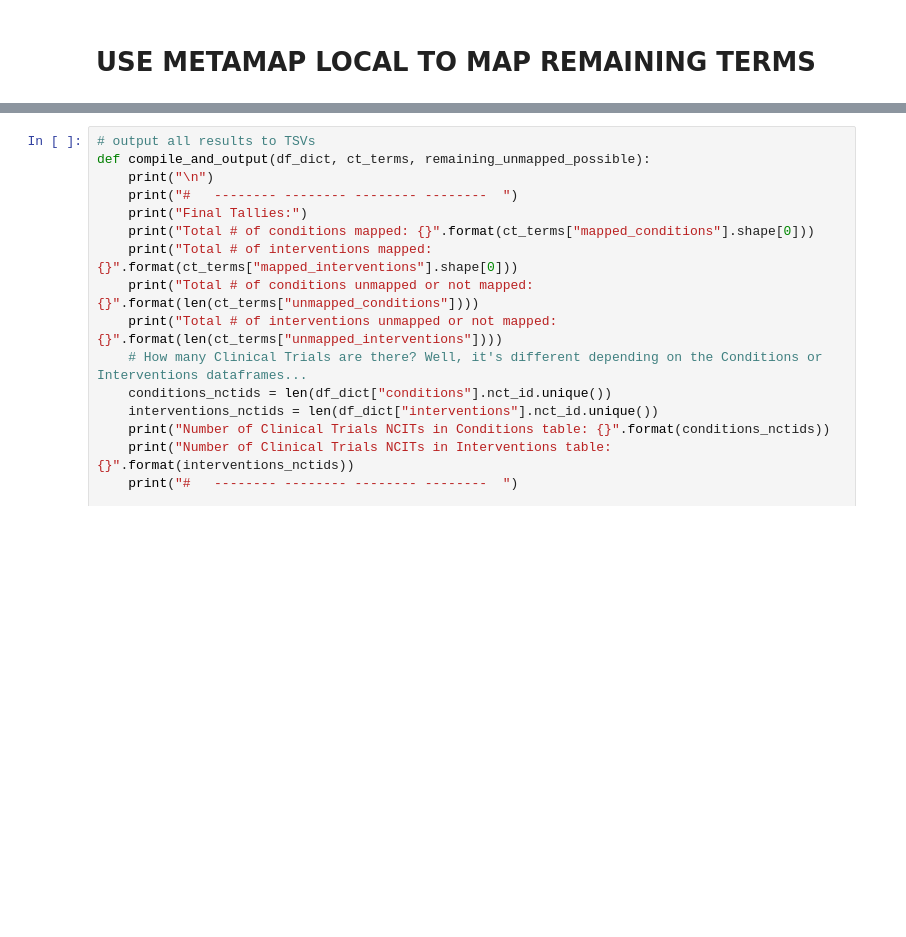
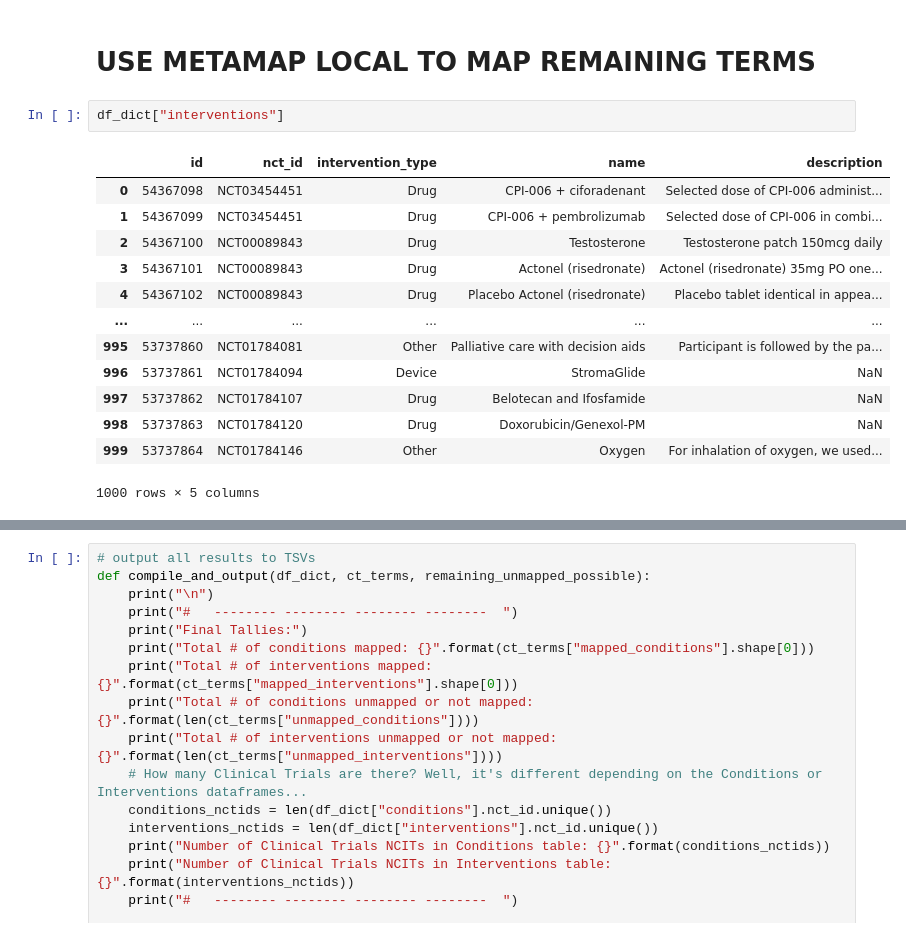
Before and after one commit to GitHubbit/Multiomics_ClinicalTrials_KP, a Jupyter notebook: mapper_ipynb_to_py_mm_only.ipynb, the cells around one changed output, grey strips where cells are left out. Saved outputs shown, nothing was run; the diff lists cells and outputs as text; blank space fills up the shorter version.

```diff
--- a/mapper_ipynb_to_py_mm_only.ipynb
+++ b/mapper_ipynb_to_py_mm_only.ipynb
@@ -214,6 +216,22 @@ def parallelize_metamap(term_list, params, cond_or_inter, flag_and_path, csv_wri
     stop_metamap_servers(metamap_dirs) # stop the MetaMap servers
 # %% [markdown]
 # USE METAMAP LOCAL TO MAP REMAINING TERMS
+# %%
+df_dict["interventions"]
+# %% [output]
+|  | id | nct_id | intervention_type | name | description |
+| 0 | 54367098 | NCT03454451 | Drug | CPI-006 + ciforadenant | Selected dose of CPI-006 administ... |
+| 1 | 54367099 | NCT03454451 | Drug | CPI-006 + pembrolizumab | Selected dose of CPI-006 in combi... |
+| 2 | 54367100 | NCT00089843 | Drug | Testosterone | Testosterone patch 150mcg daily |
+| 3 | 54367101 | NCT00089843 | Drug | Actonel (risedronate) | Actonel (risedronate) 35mg PO one... |
+| 4 | 54367102 | NCT00089843 | Drug | Placebo Actonel (risedronate) | Placebo tablet identical in appea... |
+| ... | ... | ... | ... | ... | ... |
+| 995 | 53737860 | NCT01784081 | Other | Palliative care with decision aids | Participant is followed by the pa... |
+| 996 | 53737861 | NCT01784094 | Device | StromaGlide | NaN |
+| 997 | 53737862 | NCT01784107 | Drug | Belotecan and Ifosfamide | NaN |
+| 998 | 53737863 | NCT01784120 | Drug | Doxorubicin/Genexol-PM | NaN |
+| 999 | 53737864 | NCT01784146 | Other | Oxygen | For inhalation of oxygen, we used... |
+1000 rows × 5 columns
 # %%
 def term_list_to_mm(df_dict, flag_and_path):
 
```
Also changed, not shown: parts of 10 cells of this notebook.
